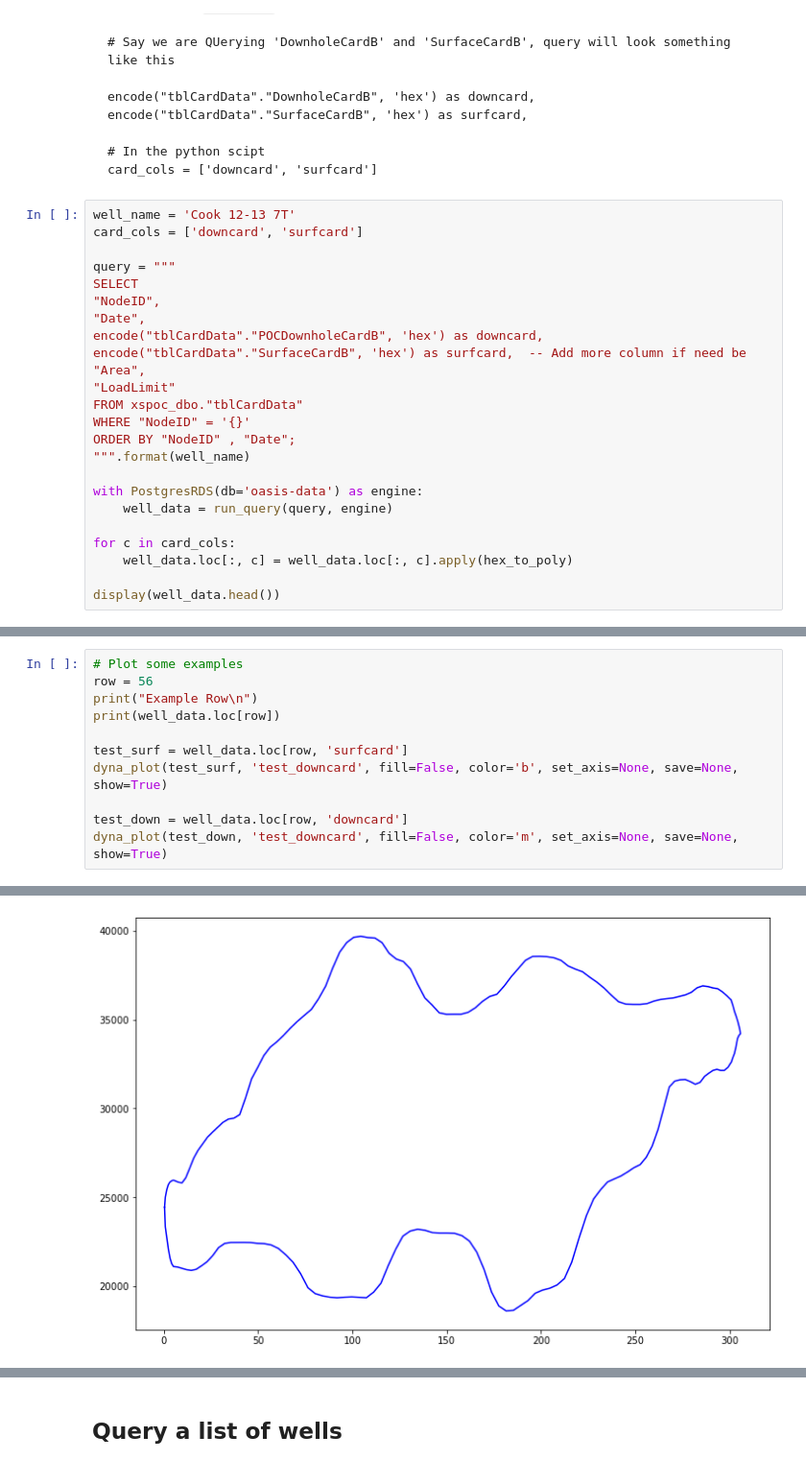
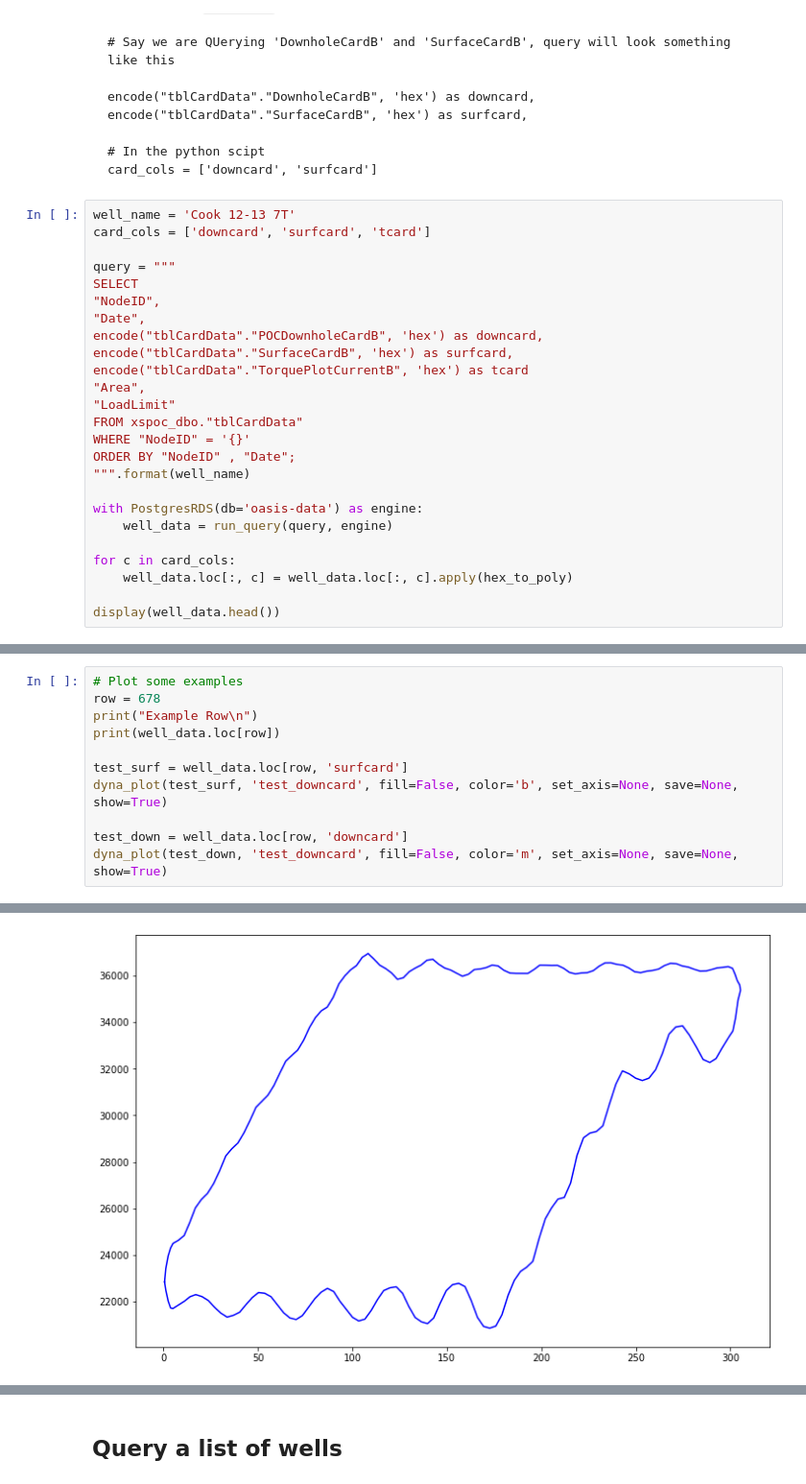
Before and after one commit to Ashitha97/ESP, a Jupyter notebook: dataAnalysis/Initial Analysis Card Data.ipynb, the cells around one changed output, grey strips where cells are left out. Shown at 96% size. Cells and saved outputs as stored; diff of their text form.

Commit message:
Added XDIAG column based analysis

````diff
--- a/dataAnalysis/Initial Analysis Card Data.ipynb
+++ b/dataAnalysis/Initial Analysis Card Data.ipynb
@@ -162,14 +162,15 @@ card_cols = ['downcard', 'surfcard']
 ```
 # %%
 well_name = 'Cook 12-13 7T'
-card_cols = ['downcard', 'surfcard']
+card_cols = ['downcard', 'surfcard', 'tcard']
 
 query = """
 SELECT
 "NodeID",
 "Date",
 encode("tblCardData"."POCDownholeCardB", 'hex') as downcard,
-encode("tblCardData"."SurfaceCardB", 'hex') as surfcard,  -- Add more column if need be
+encode("tblCardData"."SurfaceCardB", 'hex') as surfcard,
+encode("tblCardData"."TorquePlotCurrentB", 'hex') as tcard
 "Area",
 "LoadLimit"
 FROM xspoc_dbo."tblCardData"
@@ -195,7 +196,7 @@ Connection Closed
 | 4 | Cook 12-13 7T | 2019-04-23 14:27:49 | POLYGON ((8.449999809265137 -1007... | POLYGON ((0.7799999713897705 2291... | 4 | 185 |
 # %%
 # Plot some examples
-row = 56
+row = 678
 print("Example Row\n")
 print(well_data.loc[row])
 
@@ -217 +218 @@ Name: 56, dtype: object
-[figure, old version]
+[figure, new version]
````
Also changed, not shown: parts of 2 cells of this notebook, 2 other files.
